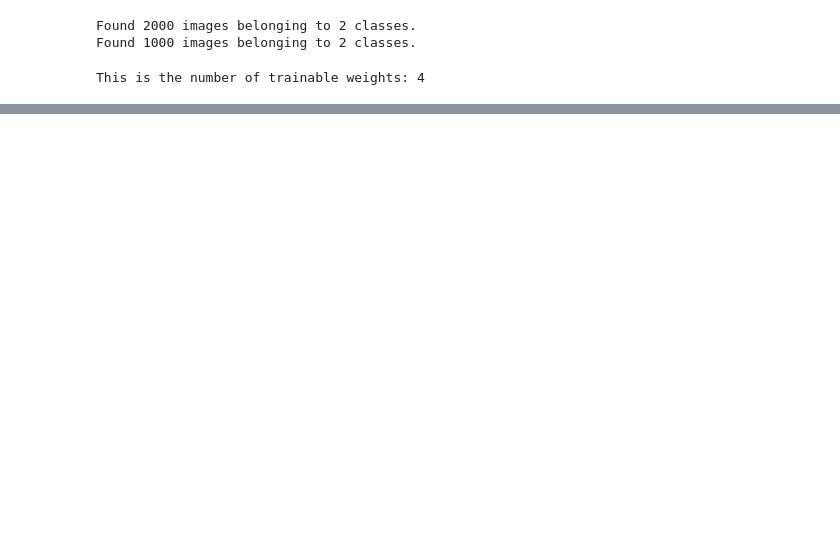
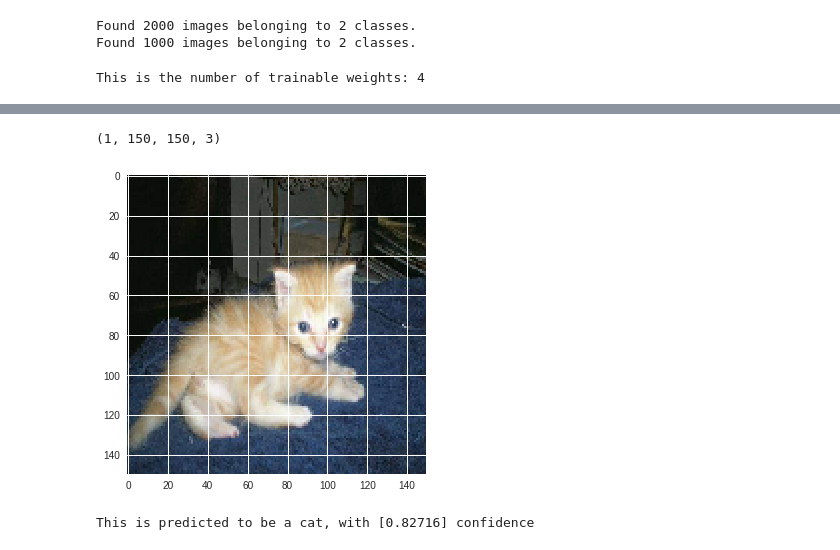
Before and after one commit to vuchicago/Python, a Jupyter notebook: dogsandcatw.ipynb, the cells around one changed output, grey strips where cells are left out. Saved outputs shown, nothing was run; the diff lists cells and outputs as text; code cells hidden in the pictures; blank space fills up the shorter version.

```diff
--- a/dogsandcatw.ipynb
+++ b/dogsandcatw.ipynb
@@ -353,0 +425,41 @@ print(p1.year)
+# %%
+####CREATE IMAGE TENSORS TO DEMONSTRATE EXAMPLES OF PREDICTIONS
+img_path_c='/content/gdrive/My Drive/dogsandcats/test/cats/cat.1999.jpg'
+img_path_d='/content/gdrive/My Drive/dogsandcats/test/dogs/dog.1999.jpg'
+img_path_d2='/content/gdrive/My Drive/dogsandcats/test/dogs/dog.1686.jpg'
+from keras.preprocessing import image
+import numpy as np
+img=image.load_img(img_path_c,target_size=(150,150))
+img_tensor=image.img_to_array(img)
+img_tensor=np.expand_dims(img_tensor,axis=0)
+img_tensor/=255.
+
+img_d=image.load_img(img_path_d,target_size=(150,150))
+img_tensor_d=image.img_to_array(img_d)
+img_tensor_d=np.expand_dims(img_tensor_d,axis=0)
+img_tensor_d/=255.
+
+img_d2=image.load_img(img_path_d2,target_size=(150,150))
+img_tensor_d2=image.img_to_array(img_d2)
+img_tensor_d2=np.expand_dims(img_tensor_d2,axis=0)
+img_tensor_d2/=255.
+print(img_tensor.shape)
+# %% [output]
+(1, 150, 150, 3)
+# %%
+###PREDICTS CAT
+import matplotlib.pyplot as plt
+plt.imshow(img_tensor[0])
+plt.show()
+prediction=model.predict(img_tensor)
+dic={0:'cat',1:'dog'}
+conf="This is predicted to be a {}, with {} confidence"
+animal=np.int(np.round(prediction))
+if prediction>=.5:
+  pred=np.round(prediction,5)
+else:
+  pred=np.round(1-prediction,5)
+print(conf.format(dic[animal],pred[0]))
+# %% [output]
+[figure, added]
+This is predicted to be a cat, with [0.82716] confidence
```
Also changed, not shown: parts of 22 cells of this notebook.
